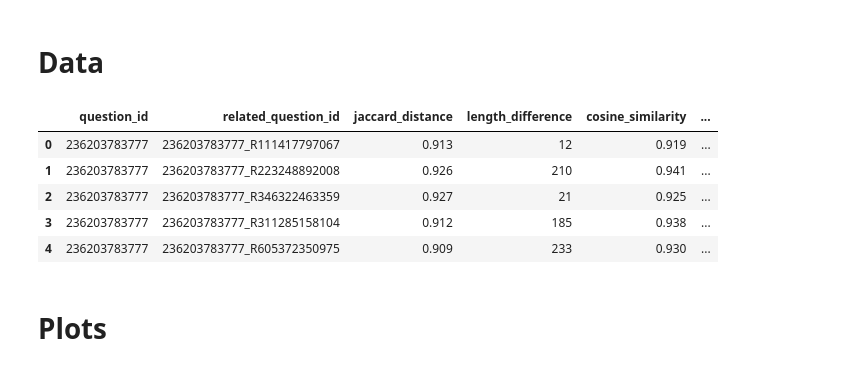
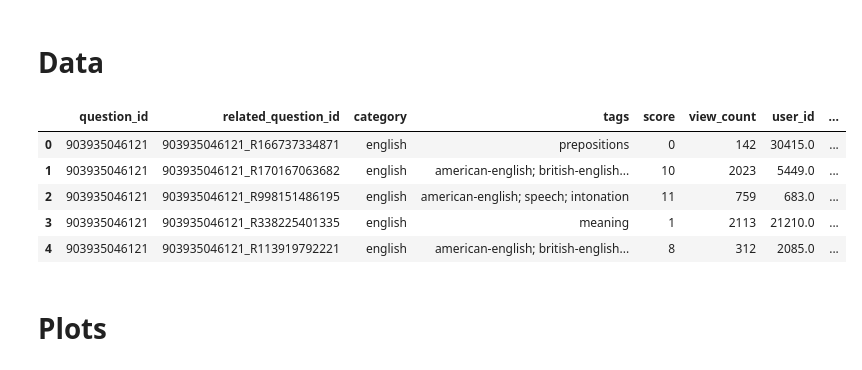
Before and after one commit to Mieloch/cqa-sem-eval, a Jupyter notebook: subtask_E/vis.ipynb, the cells around one changed output. Drawn from its saved outputs; the diff is of its cells as text; code cells hidden in the pictures.

```diff
--- a/subtask_E/vis.ipynb
+++ b/subtask_E/vis.ipynb
@@ -3,13 +3,14 @@
 # %%
 import pandas as pd
 
-df_path = './Duplicate_Question_stats.csv'
+# df_path = './Duplicate_Question_stats.csv'
+df_path = '/Volumes/DataDrive/stats/stackexchange_english_devel.xml--stackexchange_english_devel.xml--it50-mc5-s100.mdl.csv'
 df = pd.read_csv(df_path)
 df.head(n=5)
 # %% [output]
-|  | question_id | related_question_id | jaccard_distance | length_difference | cosine_similarity | ... |
-| 0 | 236203783777 | 236203783777_R111417797067 | 0.913 | 12 | 0.919 | ... |
-| 1 | 236203783777 | 236203783777_R223248892008 | 0.926 | 210 | 0.941 | ... |
-| 2 | 236203783777 | 236203783777_R346322463359 | 0.927 | 21 | 0.925 | ... |
-| 3 | 236203783777 | 236203783777_R311285158104 | 0.912 | 185 | 0.938 | ... |
-| 4 | 236203783777 | 236203783777_R605372350975 | 0.909 | 233 | 0.930 | ... |
+|  | question_id | related_question_id | category | tags | score | view_count | user_id | ... |
+| 0 | 903935046121 | 903935046121_R166737334871 | english | prepositions | 0 | 142 | 30415.0 | ... |
+| 1 | 903935046121 | 903935046121_R170167063682 | english | american-english; british-english... | 10 | 2023 | 5449.0 | ... |
+| 2 | 903935046121 | 903935046121_R998151486195 | english | american-english; speech; intonation | 11 | 759 | 683.0 | ... |
+| 3 | 903935046121 | 903935046121_R338225401335 | english | meaning | 1 | 2113 | 21210.0 | ... |
+| 4 | 903935046121 | 903935046121_R113919792221 | english | american-english; british-english... | 8 | 312 | 2085.0 | ... |
```
Also changed, not shown: parts of 5 cells of this notebook.
